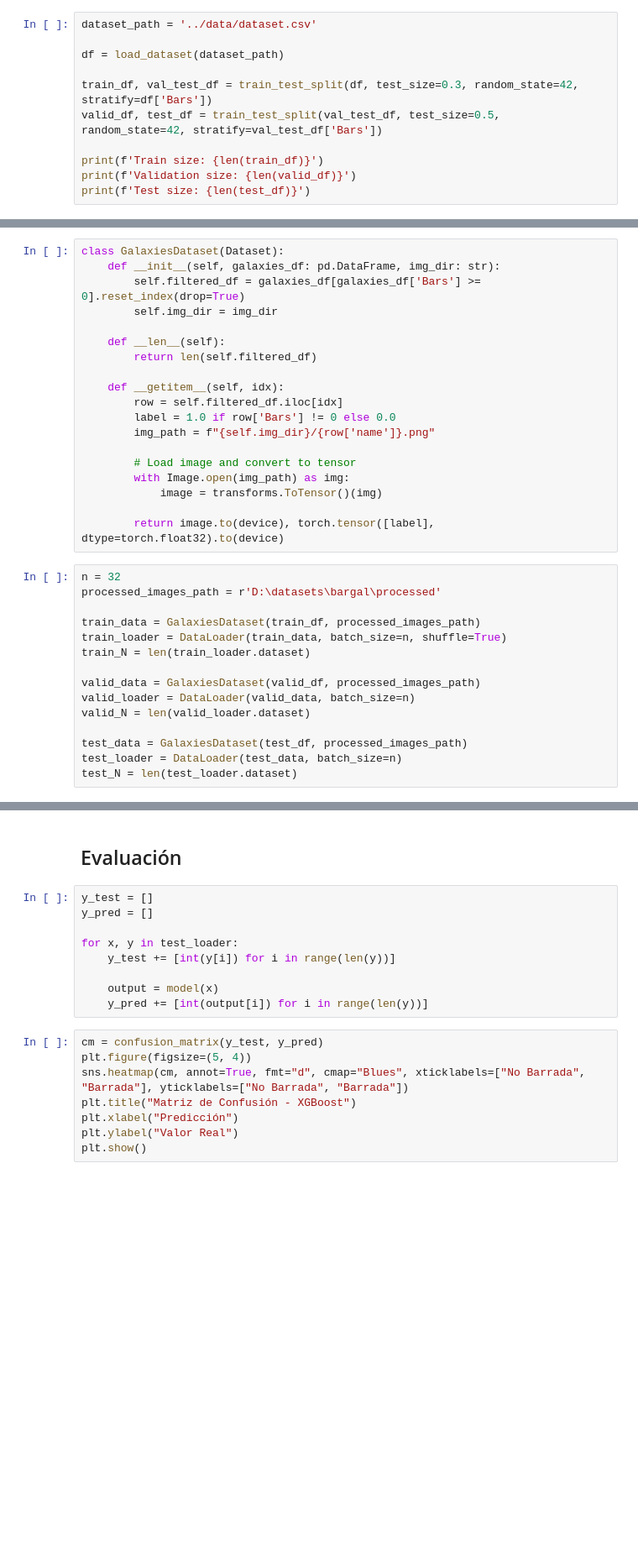
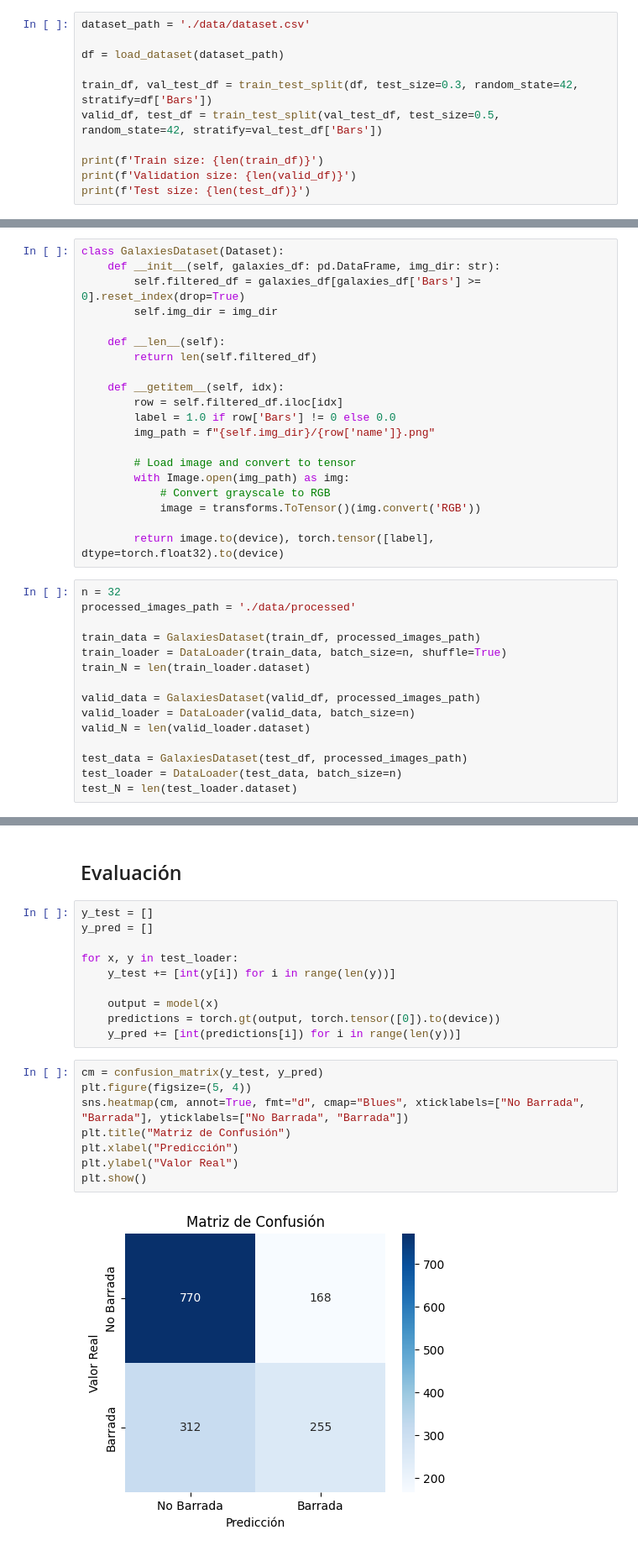
Before and after one commit to isaidoropeza/itesm-mna-barred-galaxies, a Jupyter notebook: notebooks/ModelosCNNAlternativos.ipynb, the cells around one changed output, grey strips where cells are left out. Shown: that part at 84% size. Saved outputs shown, nothing was run; the diff lists cells and outputs as text; blank space fills up the shorter version.

```diff
--- a/notebooks/ModelosCNNAlternativos.ipynb
+++ b/notebooks/ModelosCNNAlternativos.ipynb
@@ -35,7 +71,7 @@ Using device: cpu
 # %% [markdown]
 El primer paso consiste en cargar nuestro conjunto de datos y dividirlo en conjunto de entrenamiento, validación y prueba.
 # %%
-dataset_path = '../data/dataset.csv'
+dataset_path = './data/dataset.csv'
 
 df = load_dataset(dataset_path)
 
@@ -75,12 +111,13 @@ class GalaxiesDataset(Dataset):
 
         # Load image and convert to tensor
         with Image.open(img_path) as img:
-            image = transforms.ToTensor()(img)
+            # Convert grayscale to RGB
+            image = transforms.ToTensor()(img.convert('RGB'))
 
         return image.to(device), torch.tensor([label], dtype=torch.float32).to(device)
 # %%
 n = 32
-processed_images_path = r'D:\datasets\bargal\processed'
+processed_images_path = './data/processed'
 
 train_data = GalaxiesDataset(train_df, processed_images_path)
 train_loader = DataLoader(train_data, batch_size=n, shuffle=True)
@@ -211,13 +275,16 @@ for x, y in test_loader:
     y_test += [int(y[i]) for i in range(len(y))]
 
     output = model(x)
-    y_pred += [int(output[i]) for i in range(len(y))]
+    predictions = torch.gt(output, torch.tensor([0]).to(device))
+    y_pred += [int(predictions[i]) for i in range(len(y))]
 # %%
 cm = confusion_matrix(y_test, y_pred)
 plt.figure(figsize=(5, 4))
 sns.heatmap(cm, annot=True, fmt="d", cmap="Blues", xticklabels=["No Barrada", "Barrada"], yticklabels=["No Barrada", "Barrada"])
-plt.title("Matriz de Confusión - XGBoost")
+plt.title("Matriz de Confusión")
 plt.xlabel("Predicción")
 plt.ylabel("Valor Real")
 plt.show()
+# %% [output]
+[figure, added]
 # %%
```
Also changed, not shown: parts of 42 cells of this notebook.
